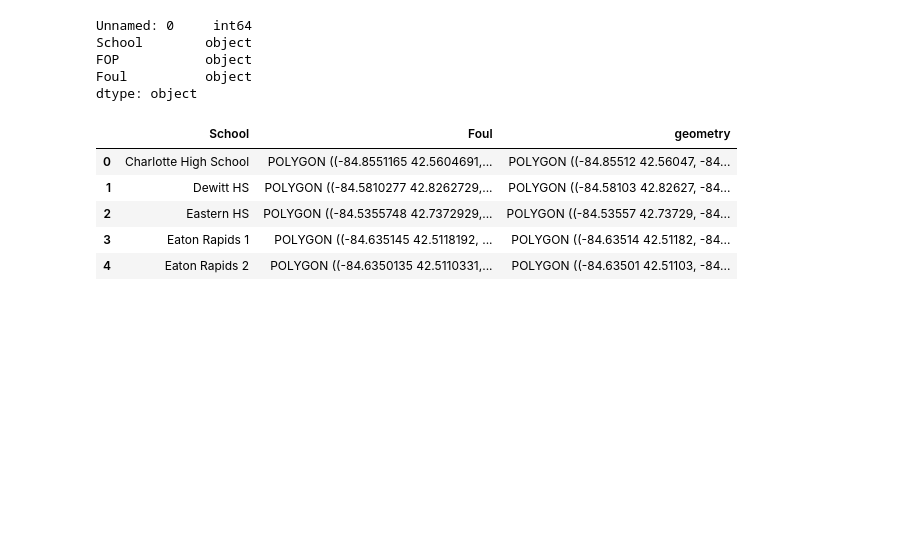
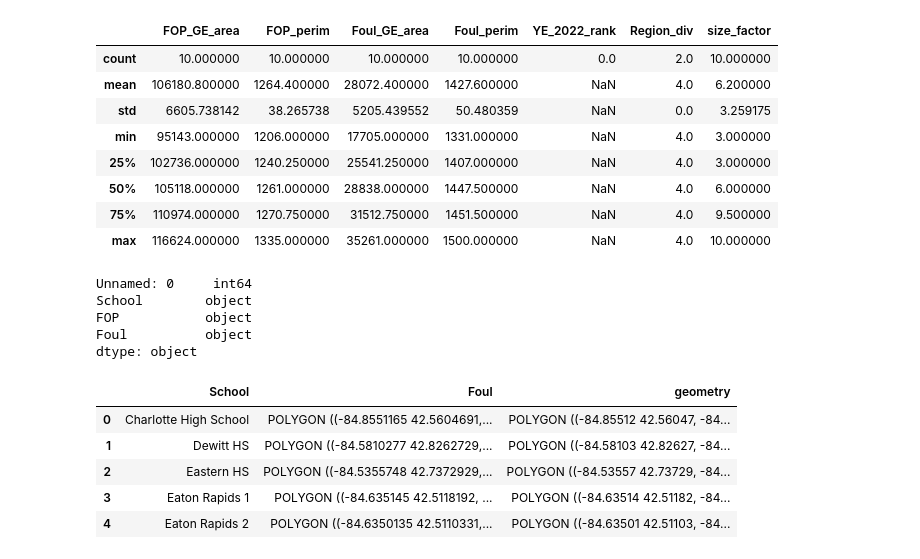
Before and after one commit to JSmith1826/BB_parks, a Jupyter notebook: Main_book.ipynb, the cells around one changed output. Drawn from its saved outputs; the diff is of its cells as text; code cells hidden in the pictures; blank space fills up the shorter version.

```diff
--- a/Main_book.ipynb
+++ b/Main_book.ipynb
@@ -41,0 +51,29 @@ dtype: object
+# %%
+# read CSV from manual area table
+df = pd.read_csv('data\pd_test.csv')
+
+
+# Explore data
+df.info
+
+
+
+# Average area of pro fields
+
+
+
+# average area of college fields
+
+coll_fields = df[df['Level'] == 'college']
+
+coll_fields
+
+
+
+# average area of high school fields
+
+hs_fields = df[df['Level'] == 'high school']
+
+
+
+print(hs_fields)
@@ -42,3 +98,28 @@ dtype: object
+# %%
+### Slicing by level and getting summary stats
+pro_fields = df[df['Level'] == 'pro']
+coll_fields = df[df['Level'] == 'college']
+hs_fields = df[df['Level'] == 'high school']
+youth_fields = df[df['Level'] == 'youth']
+
+des_pro = pro_fields.describe()
+des_col = coll_fields.describe()
+des_hs = hs_fields.describe()
+des_youth = youth_fields.describe()
+
+
+
+des_pro
+# %% [output]
+|  | FOP_GE_area | FOP_perim | Foul_GE_area | Foul_perim | YE_2022_rank | Region_div | size_factor |
+| count | 10.000000 | 10.000000 | 10.000000 | 10.000000 | 0.0 | 2.0 | 10.000000 |
+| mean | 106180.800000 | 1264.400000 | 28072.400000 | 1427.600000 | NaN | 4.0 | 6.200000 |
+| std | 6605.738142 | 38.265738 | 5205.439552 | 50.480359 | NaN | 0.0 | 3.259175 |
+| min | 95143.000000 | 1206.000000 | 17705.000000 | 1331.000000 | NaN | 4.0 | 3.000000 |
+| 25% | 102736.000000 | 1240.250000 | 25541.250000 | 1407.000000 | NaN | 4.0 | 3.000000 |
+| 50% | 105118.000000 | 1261.000000 | 28838.000000 | 1447.500000 | NaN | 4.0 | 6.000000 |
+| 75% | 110974.000000 | 1270.750000 | 31512.750000 | 1451.500000 | NaN | 4.0 | 9.500000 |
+| max | 116624.000000 | 1335.000000 | 35261.000000 | 1500.000000 | NaN | 4.0 | 10.000000 |
 # %%
 # Output cleaned df as csv
 clean_df.to_csv('data/clean.csv')
```
Also changed, not shown: parts of 2 cells of this notebook, 15 other files.
